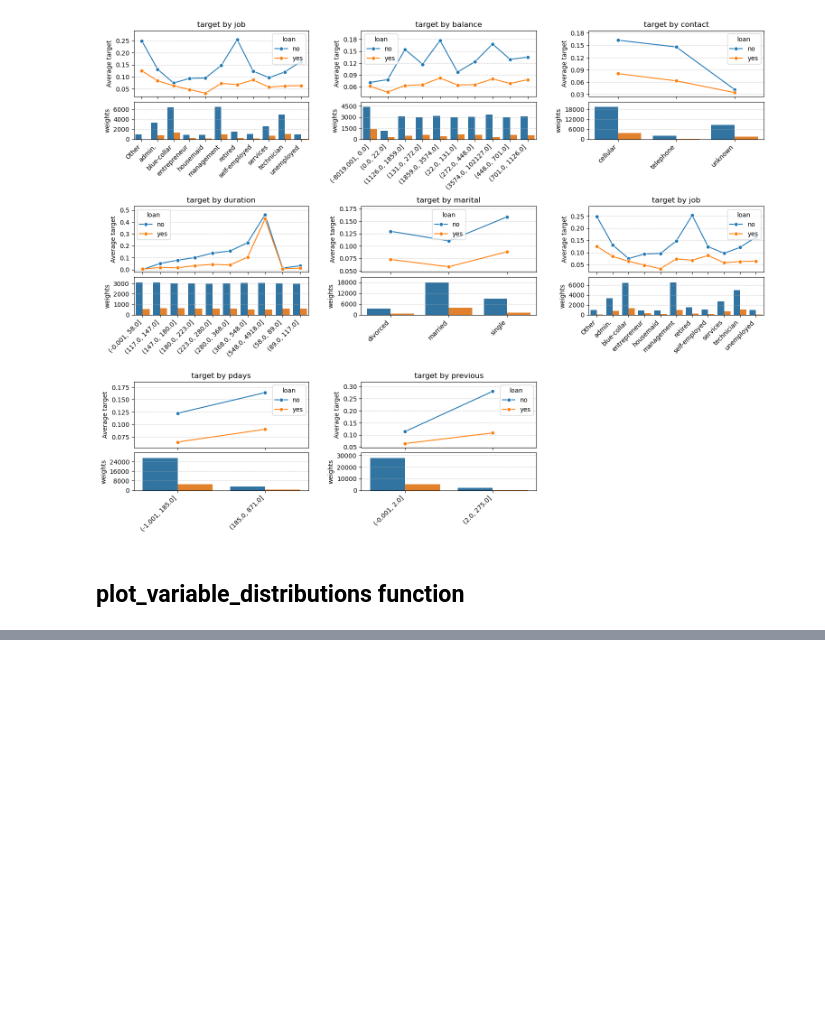
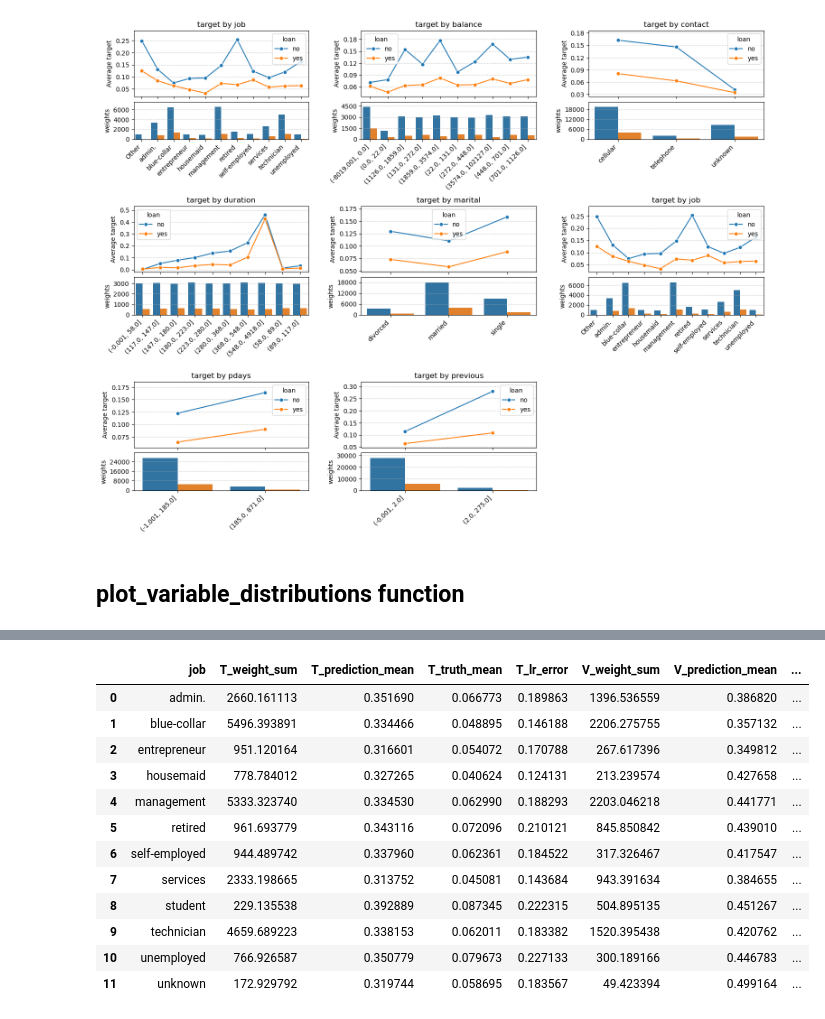
Before and after one commit to asacco-97/analysis_tools, a Jupyter notebook: notebooks/eda_example.ipynb, the cells around one changed output, grey strips where cells are left out. Drawn from its saved outputs; the diff is of its cells as text; code cells hidden in the pictures; blank space fills up the shorter version.

```diff
--- a/notebooks/eda_example.ipynb
+++ b/notebooks/eda_example.ipynb
@@ -75,0 +218,16 @@ f.plot_variable_distributions(df, predictors, bins=30)
+# %%
+pivot_tabulation_wide(tabs["job"], split_col="split", group_col="job")
+# %% [output]
+|  | job | T_weight_sum | T_prediction_mean | T_truth_mean | T_lr_error | V_weight_sum | V_prediction_mean | ... |
+| 0 | admin. | 2660.161113 | 0.351690 | 0.066773 | 0.189863 | 1396.536559 | 0.386820 | ... |
+| 1 | blue-collar | 5496.393891 | 0.334466 | 0.048895 | 0.146188 | 2206.275755 | 0.357132 | ... |
+| 2 | entrepreneur | 951.120164 | 0.316601 | 0.054072 | 0.170788 | 267.617396 | 0.349812 | ... |
+| 3 | housemaid | 778.784012 | 0.327265 | 0.040624 | 0.124131 | 213.239574 | 0.427658 | ... |
+| 4 | management | 5333.323740 | 0.334530 | 0.062990 | 0.188293 | 2203.046218 | 0.441771 | ... |
+| 5 | retired | 961.693779 | 0.343116 | 0.072096 | 0.210121 | 845.850842 | 0.439010 | ... |
+| 6 | self-employed | 944.489742 | 0.337960 | 0.062361 | 0.184522 | 317.326467 | 0.417547 | ... |
+| 7 | services | 2333.198665 | 0.313752 | 0.045081 | 0.143684 | 943.391634 | 0.384655 | ... |
+| 8 | student | 229.135538 | 0.392889 | 0.087345 | 0.222315 | 504.895135 | 0.451267 | ... |
+| 9 | technician | 4659.689223 | 0.338153 | 0.062011 | 0.183382 | 1520.395438 | 0.420762 | ... |
+| 10 | unemployed | 766.926587 | 0.350779 | 0.079673 | 0.227133 | 300.189166 | 0.446783 | ... |
+| 11 | unknown | 172.929792 | 0.319744 | 0.058695 | 0.183567 | 49.423394 | 0.499164 | ... |
```
Also changed, not shown: parts of 10 cells of this notebook.
